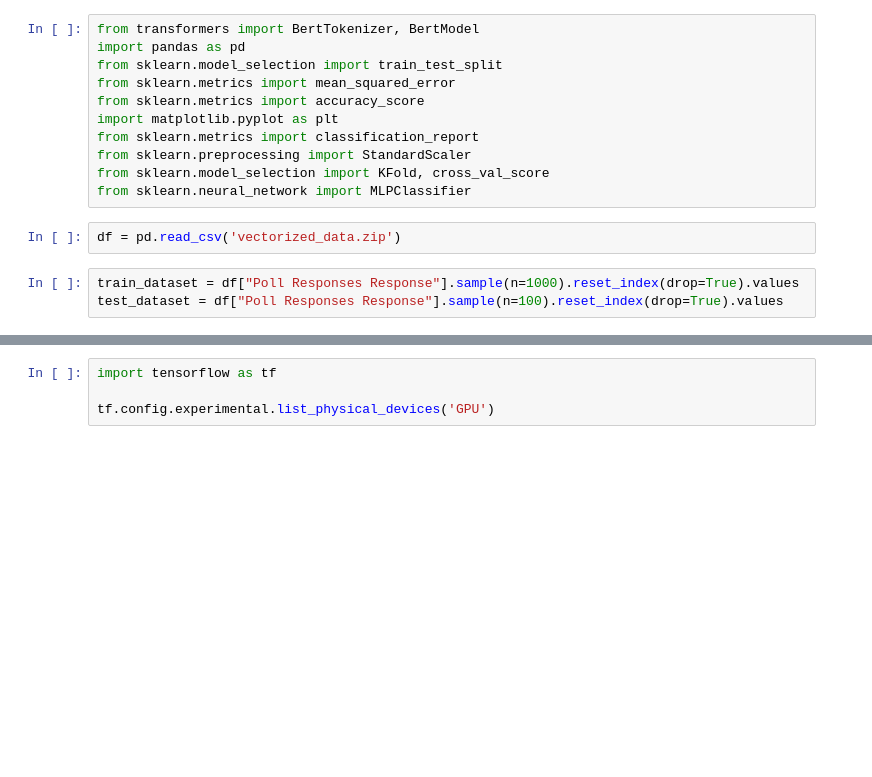
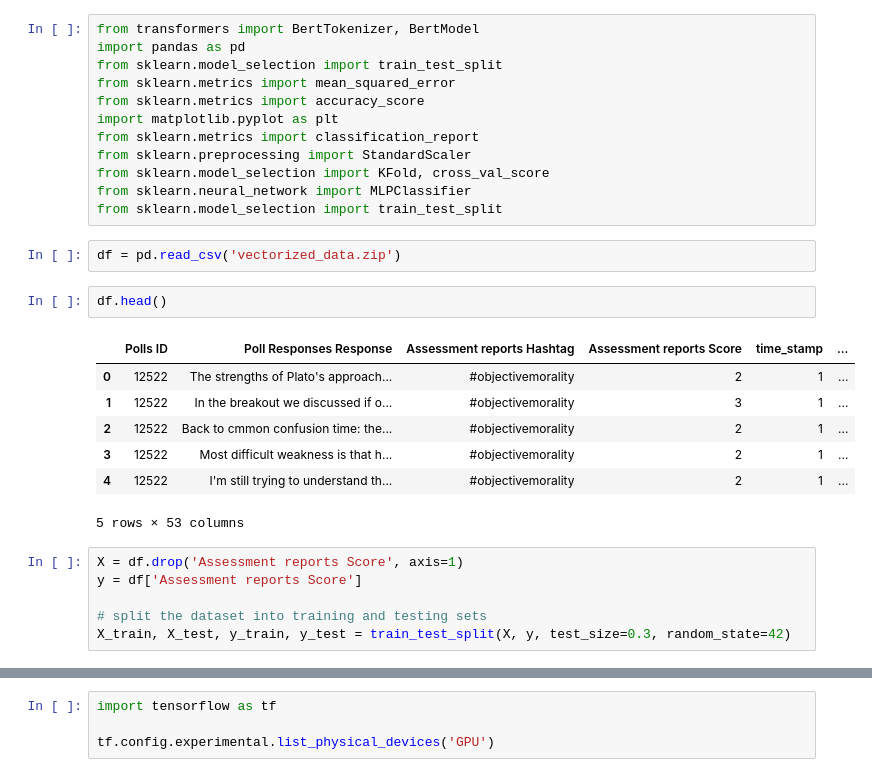
Before and after one commit to esther119/Understand-How-English-Fluency-Affects-Grade, a Jupyter notebook: BERT.ipynb, the cells around one changed output, grey strips where cells are left out. Drawn from its saved outputs; the diff is of its cells as text; blank space fills up the shorter version.

Commit message:
BERT training

```diff
--- a/BERT.ipynb
+++ b/BERT.ipynb
@@ -9,8 +9,22 @@ from sklearn.metrics import classification_report
 from sklearn.preprocessing import StandardScaler
 from sklearn.model_selection import KFold, cross_val_score
 from sklearn.neural_network import MLPClassifier
+from sklearn.model_selection import train_test_split
 # %%
 df = pd.read_csv('vectorized_data.zip')
-# %%
-train_dataset = df["Poll Responses Response"].sample(n=1000).reset_index(drop=True).values
-test_dataset = df["Poll Responses Response"].sample(n=100).reset_index(drop=True).values
+# %%
+df.head()
+# %% [output]
+|  | Polls ID | Poll Responses Response | Assessment reports Hashtag | Assessment reports Score | time_stamp | ... |
+| 0 | 12522 | The strengths of Plato's approach... | #objectivemorality | 2 | 1 | ... |
+| 1 | 12522 | In the breakout we discussed if o... | #objectivemorality | 3 | 1 | ... |
+| 2 | 12522 | Back to cmmon confusion time: the... | #objectivemorality | 2 | 1 | ... |
+| 3 | 12522 | Most difficult weakness is that h... | #objectivemorality | 2 | 1 | ... |
+| 4 | 12522 | I'm still trying to understand th... | #objectivemorality | 2 | 1 | ... |
+5 rows × 53 columns
+# %%
+X = df.drop('Assessment reports Score', axis=1)
+y = df['Assessment reports Score']
+
+# split the dataset into training and testing sets
+X_train, X_test, y_train, y_test = train_test_split(X, y, test_size=0.3, random_state=42)
```
Also changed, not shown: parts of 21 cells of this notebook.
